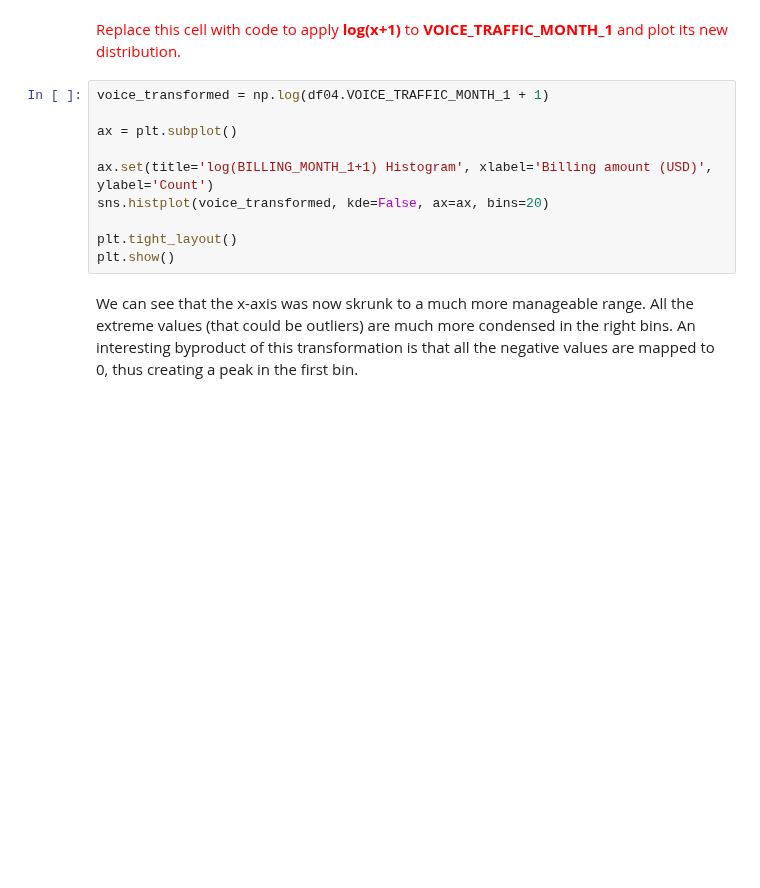
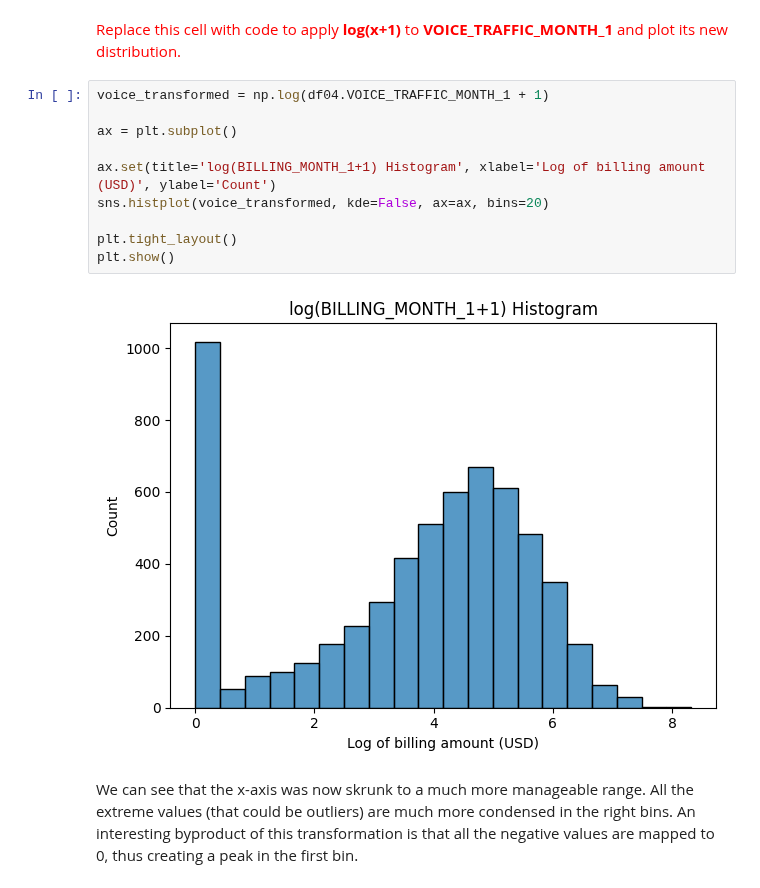
Before and after one commit to LucaFranceschi01/MDM-2024, a Jupyter notebook: ps01_02/ps01_02_data_preparation.ipynb, the cells around one changed output. Drawn from its saved outputs; the diff is of its cells as text; blank space fills up the shorter version.

```diff
--- a/ps01_02/ps01_02_data_preparation.ipynb
+++ b/ps01_02/ps01_02_data_preparation.ipynb
@@ -390,13 +531,15 @@ Variables having exponential distribution can be processed and visualized better
 # %%
 voice_transformed = np.log(df04.VOICE_TRAFFIC_MONTH_1 + 1)
 
 ax = plt.subplot()
 
-ax.set(title='log(BILLING_MONTH_1+1) Histogram', xlabel='Billing amount (USD)', ylabel='Count')
+ax.set(title='log(BILLING_MONTH_1+1) Histogram', xlabel='Log of billing amount (USD)', ylabel='Count')
 sns.histplot(voice_transformed, kde=False, ax=ax, bins=20)
 
 plt.tight_layout()
 plt.show()
+# %% [output]
+[figure, added]
 # %% [markdown]
 We can see that the x-axis was now skrunk to a much more manageable range. All the extreme values (that could be outliers) are much more condensed in the right bins. An interesting byproduct of this transformation is that all the negative values are mapped to 0, thus creating a peak in the first bin.
 # %% [markdown]
```
Also changed, not shown: parts of 39 cells of this notebook.
